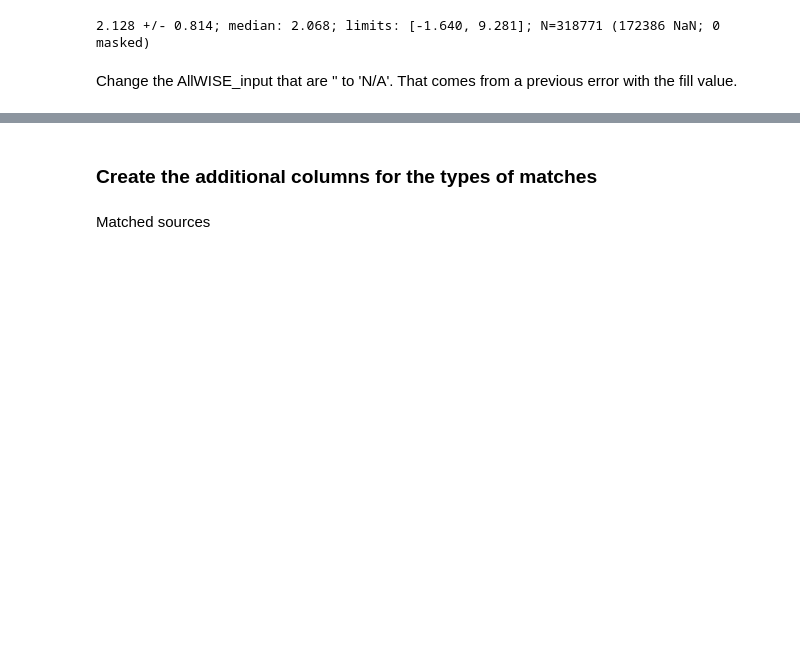
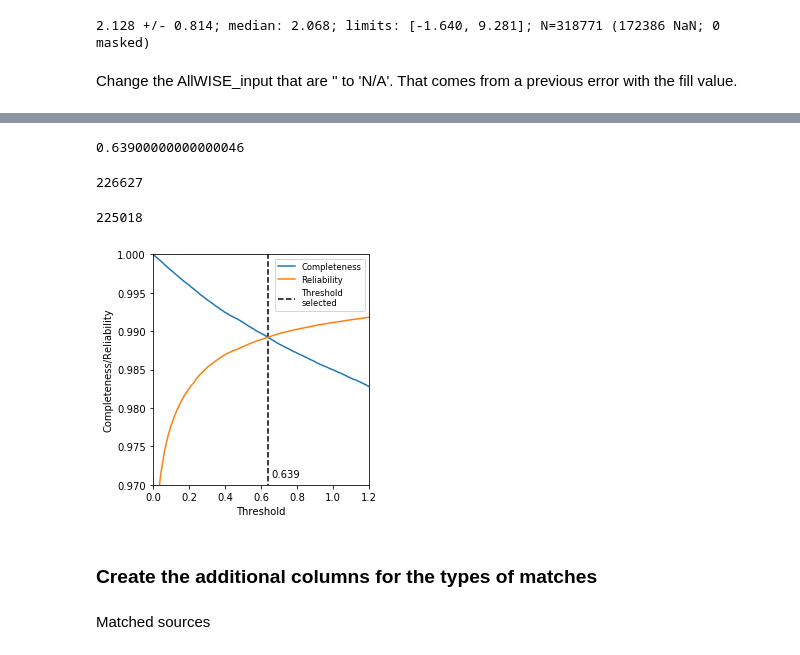
Before and after one commit to nudomarinero/mltier1, a Jupyter notebook: Match_LOFAR_analysis_final.ipynb, the cells around one changed output, grey strips where cells are left out. Cells and saved outputs as stored; diff of their text form; code cells hidden in the pictures; blank space fills up the shorter version.

```diff
--- a/Match_LOFAR_analysis_final.ipynb
+++ b/Match_LOFAR_analysis_final.ipynb
@@ -148,0 +335,2 @@ pwl["AllWISE_input"][pwl["AllWISE_input"] == ""] = "N/A"
+# %%
+q0 = np.sum(Q_0_colour)
@@ -148,0 +350,3 @@ pwl["AllWISE_input"][pwl["AllWISE_input"] == ""] = "N/A"
+# %%
+pwl["lrt"] = pwl["lr"]
+pwl["lrt"][np.isnan(pwl["lr"])] = 0
@@ -149,3 +370,51 @@ pwl["AllWISE_input"][pwl["AllWISE_input"] == ""] = "N/A"
+# %%
+thresholds_fine[np.argmin(np.abs(completeness_t_fine-reliability_t_fine))]
+# %% [output]
+0.63900000000000046
+# %%
+np.sum(pwl["lrt"] >= 0.358)
+# %% [output]
+226627
+# %%
+np.sum(pwl["lrt"] >= 0.639)
+# %% [output]
+225018
+# %%
+threshold_sel = 0.639
+# %%
+thresholds_fine = np.arange(0.0, 2., 0.001)
+completeness_t_fine = completeness_v(pwl["lrt"], thresholds_fine, q0)
+reliability_t_fine = reliability_v(pwl["lrt"], thresholds_fine, q0)
+# %%
+plt.rcParams["figure.figsize"] = (4, 4)
+
+plot(thresholds_fine, completeness_t_fine, "-", label="Completeness")
+plot(thresholds_fine, reliability_t_fine, "-", label="Reliability")
+text(0.66, 0.971, "0.639")
+#plot(thresholds_fine, average_t_fine, "-", label="average")
+vlines(threshold_sel, 0.9, 1., "k", linestyles="dashed", label="Threshold\nselected")
+#vlines(threshold_mean, 0.9, 1., "y", linestyles="dashed")
+ylim([0.97, 1.])
+xlim([0.0, 1.2])
+legend(fontsize="small")
+xlabel("Threshold")
+ylabel("Completeness/Reliability")
+
+subplots_adjust(left=0.2,
+                bottom=0.1,
+                right=0.95,
+                top=0.9,
+                wspace=0.4,
+                hspace=0.2)
+
+save = True
+if save:
+    plt.savefig("idata/completeness_reliability.png")
+    plt.savefig("idata/completeness_reliability.svg")
+    plt.savefig("idata/completeness_reliability.pdf")
+    plt.savefig("idata/completeness_reliability_high.png", dpi=800)
+# %% [output]
+[figure, added]
 # %% [markdown]
 ### Create the additional columns for the types of matches
 # %%
```
Also changed, not shown: parts of 23 cells of this notebook.
